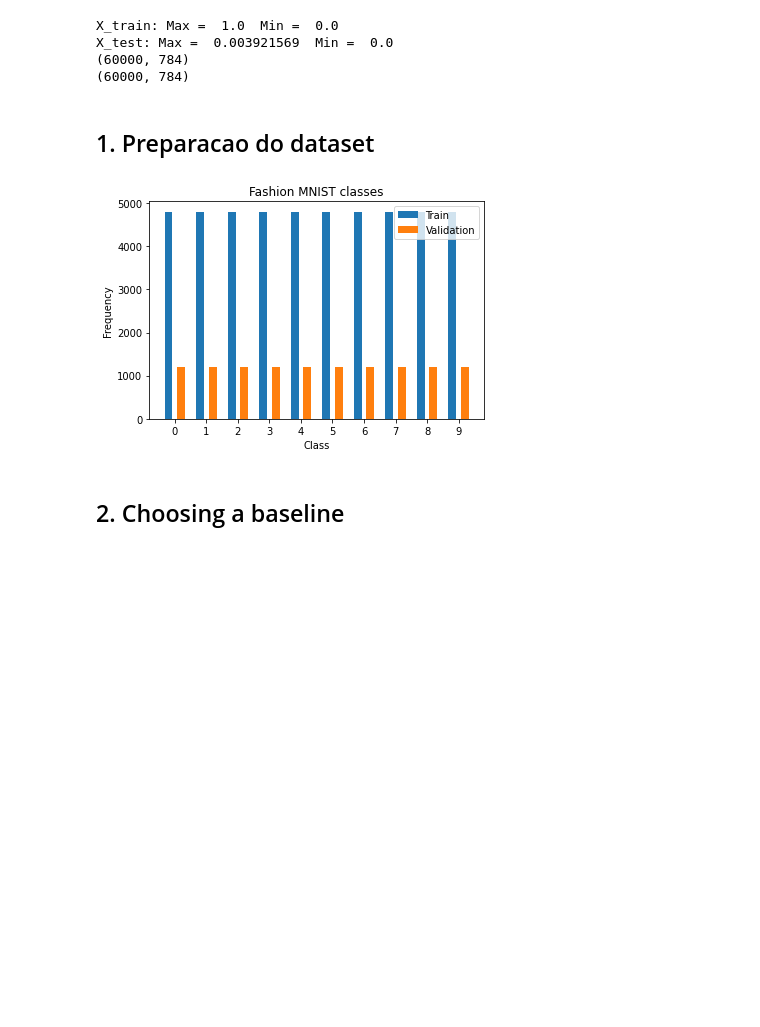
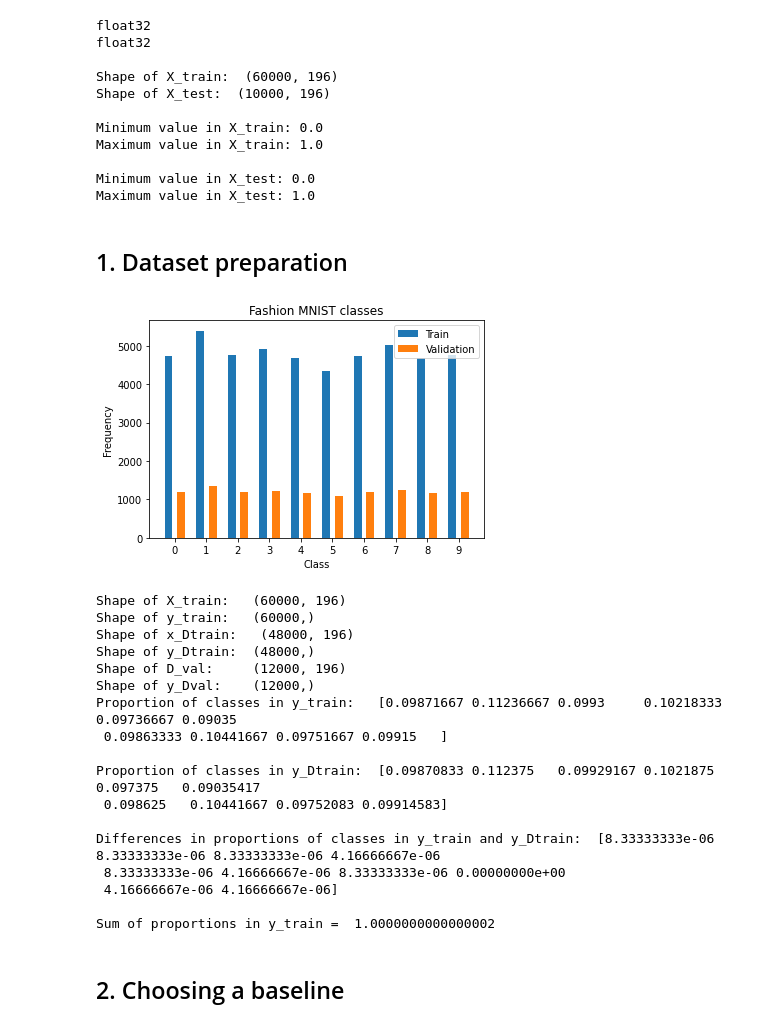
Before and after one commit to gdquintero/machine_learning_project, a Jupyter notebook: main.ipynb, the cells around one changed output. Saved outputs shown, nothing was run; the diff lists cells and outputs as text; code cells hidden in the pictures; blank space fills up the shorter version.

```diff
--- a/main.ipynb
+++ b/main.ipynb
@@ -80,34 +124,78 @@ plt.show()
 # %%
-normalizer = np.amax(x_train).astype('float32')
+x_train_reduced = (x_train_reduced/255.0).astype('float32').reshape((60000,14*14))
+x_test_reduced = (x_test_reduced/255.0).astype('float32').reshape((10000,14*14))
 
-x_train = (x_train/normalizer).astype('float32')
-x_test = (x_train/normalizer).astype('float32')
+print(x_train_reduced.dtype)
+print(x_test_reduced.dtype)
 
-x_train = np.reshape(x_train,(60000,28*28))
-x_test = np.reshape(x_test,(60000,28*28))
+print("\nShape of X_train: ", x_train_reduced.shape)
+print("Shape of X_test: ", x_test_reduced.shape)
 
-print("X_train: Max = ",np.amax(x_train)," Min = ",np.amin(x_train))
-print("X_test: Max = ",np.amax(x_test)," Min = ",np.amin(x_test))
+print("\nMinimum value in X_train:", np.amin(x_train_reduced))
+print("Maximum value in X_train:", np.amax(x_train_reduced))
 
-print(x_train.shape)
-print(x_test.shape)
+print("\nMinimum value in X_test:", np.amin(x_test_reduced))
+print("Maximum value in X_test:", np.amax(x_test_reduced))
 # %% [output]
-X_train: Max =  1.0  Min =  0.0
-X_test: Max =  0.003921569  Min =  0.0
-(60000, 784)
-(60000, 784)
+float32
+float32
+
+Shape of X_train:  (60000, 196)
+Shape of X_test:  (10000, 196)
+
+Minimum value in X_train: 0.0
+Maximum value in X_train: 1.0
+
+Minimum value in X_test: 0.0
+Maximum value in X_test: 1.0
 # %% [markdown]
-## 1. Preparacao do dataset
+## 1. Dataset preparation
 # %%
-N, d = x_train.shape
+N, d = x_train_reduced.shape
 index = np.arange(N)
 
-x_Dtrain,x_Dval,y_Dtrain,y_Dval,index_Dtrain,index_Dval = \
-train_test_split(x_train,y_train,index,train_size=0.80,random_state=4,stratify=y_train)
+x_Dtrain,D_val,y_Dtrain,\
+y_Dval,index_Dtrain,index_Dval = \
+sk.model_selection.train_test_split(x_train_reduced,y_train,index,train_size=0.80,random_state=4,stratify=y_train)
 
 print_frequency(y_Dtrain,y_Dval)
+
+print("Shape of X_train:  ", x_train_reduced.shape)
+print("Shape of y_train:  ", y_train.shape)
+print("Shape of x_Dtrain:  ", x_Dtrain.shape)
+print("Shape of y_Dtrain: ", y_Dtrain.shape)
+print("Shape of D_val:    ", D_val.shape)
+print("Shape of y_Dval:   ", y_Dval.shape)
+
+u, c_y_train = np.unique(y_train, return_counts=True)
+u, c_y_dtrain = np.unique(y_Dtrain, return_counts=True)
+print("Proportion of classes in y_train:  ", c_y_train[0:10]/len(y_train))
+print()
+print("Proportion of classes in y_Dtrain: ", c_y_dtrain[0:10]/len(y_Dtrain))
+print()
+print("Differences in proportions of classes in y_train and y_Dtrain: ",
+      np.abs(c_y_train[0:10]/len(y_train) - c_y_dtrain[0:10]/len(y_Dtrain)))
+print()
+print("Sum of proportions in y_train = ", sum(c_y_train[0:10]/len(y_train)))
 # %% [output]
-[figure, old version]
+[figure, new version]
+Shape of X_train:   (60000, 196)
+Shape of y_train:   (60000,)
+Shape of x_Dtrain:   (48000, 196)
+Shape of y_Dtrain:  (48000,)
+Shape of D_val:     (12000, 196)
+Shape of y_Dval:    (12000,)
+Proportion of classes in y_train:   [0.09871667 0.11236667 0.0993     0.10218333 0.09736667 0.09035
+ 0.09863333 0.10441667 0.09751667 0.09915   ]
+
+Proportion of classes in y_Dtrain:  [0.09870833 0.112375   0.09929167 0.1021875  0.097375   0.09035417
+ 0.098625   0.10441667 0.09752083 0.09914583]
+
+Differences in proportions of classes in y_train and y_Dtrain:  [8.33333333e-06 8.33333333e-06 8.33333333e-06 4.16666667e-06
+ 8.33333333e-06 4.16666667e-06 8.33333333e-06 0.00000000e+00
+ 4.16666667e-06 4.16666667e-06]
+
+Sum of proportions in y_train =  1.0000000000000002
 # %% [markdown]
 ## 2. Choosing a baseline
 # %% [markdown]
```
Also changed, not shown: parts of 6 cells of this notebook.
